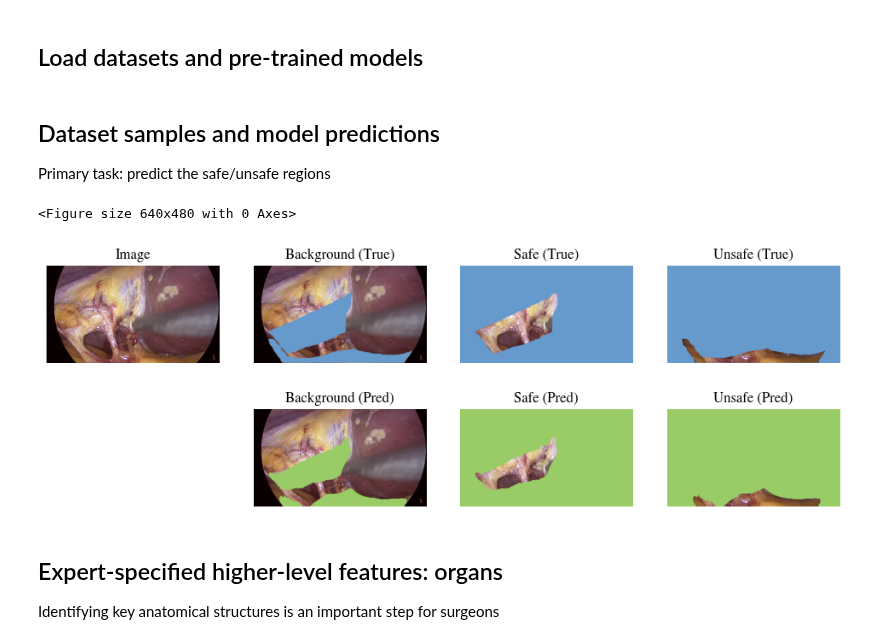
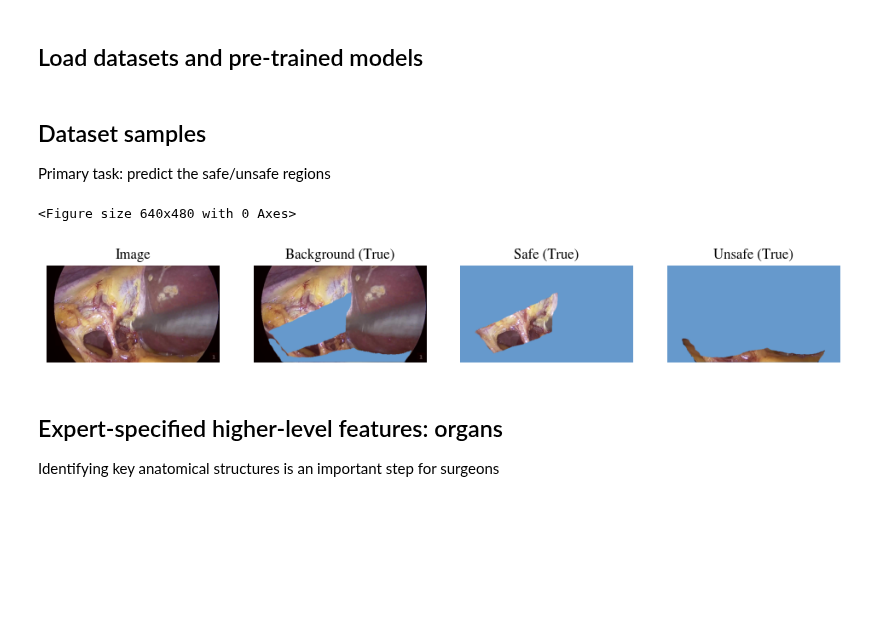
Before and after one commit to DebugML/exlib, a Jupyter notebook: notebooks/fix/cholec.ipynb, the cells around one changed output. Drawn from its saved outputs; the diff is of its cells as text; code cells hidden in the pictures; blank space fills up the shorter version.

```diff
--- a/notebooks/fix/cholec.ipynb
+++ b/notebooks/fix/cholec.ipynb
@@ -28,5 +21,5 @@ gonogo_model = CholecModel.from_pretrained("BrachioLab/cholecystectomy_gonogo").
 # %% [markdown]
-## Dataset samples and model predictions
+## Dataset samples
 Primary task: predict the safe/unsafe regions
 # %%
 sample = dataset[7] # Lucky number
@@ -36,28 +27,24 @@ with torch.no_grad():
 # %%
 plt.clf()
 fig, ax = plt.subplot_mosaic([
     ["image", "gng_t0", "gng_t1", "gng_t2"],
-    [".", "gng_p0", "gng_p1", "gng_p2"],
 ], figsize=(12,4))
 
 for _, a in ax.items(): a.set_axis_off()
 gng_titles = ["Background", "Safe", "Unsafe"]
 C1 = torch.tensor([0.4, 0.6, 0.8]).view(3,1,1)
 C2 = torch.tensor([0.6, 0.8, 0.4]).view(3,1,1)
 
 ax["image"].imshow(image.numpy().transpose(1,2,0))
 ax["image"].set_title("Image")
 
 for i in range(3):
     mask_t = (gonogo == i).unsqueeze(0)
-    mask_p = (gonogo_pred == i).unsqueeze(0)
     ax[f"gng_t{i}"].imshow(((image * mask_t) + (~mask_t * C1)).numpy().transpose(1,2,0))
-    ax[f"gng_p{i}"].imshow(((image * mask_p) + (~mask_p * C2)).numpy().transpose(1,2,0))
     ax[f"gng_t{i}"].set_title(f"{gng_titles[i]} (True)")
-    ax[f"gng_p{i}"].set_title(f"{gng_titles[i]} (Pred)")
 # %% [output]
 <Figure size 640x480 with 0 Axes>
-[figure, old version]
+[figure, new version]
 # %% [markdown]
 ## Expert-specified higher-level features: organs
 Identifying key anatomical structures is an important step for surgeons
```
Also changed, not shown: parts of 5 cells of this notebook, 11 other files.
